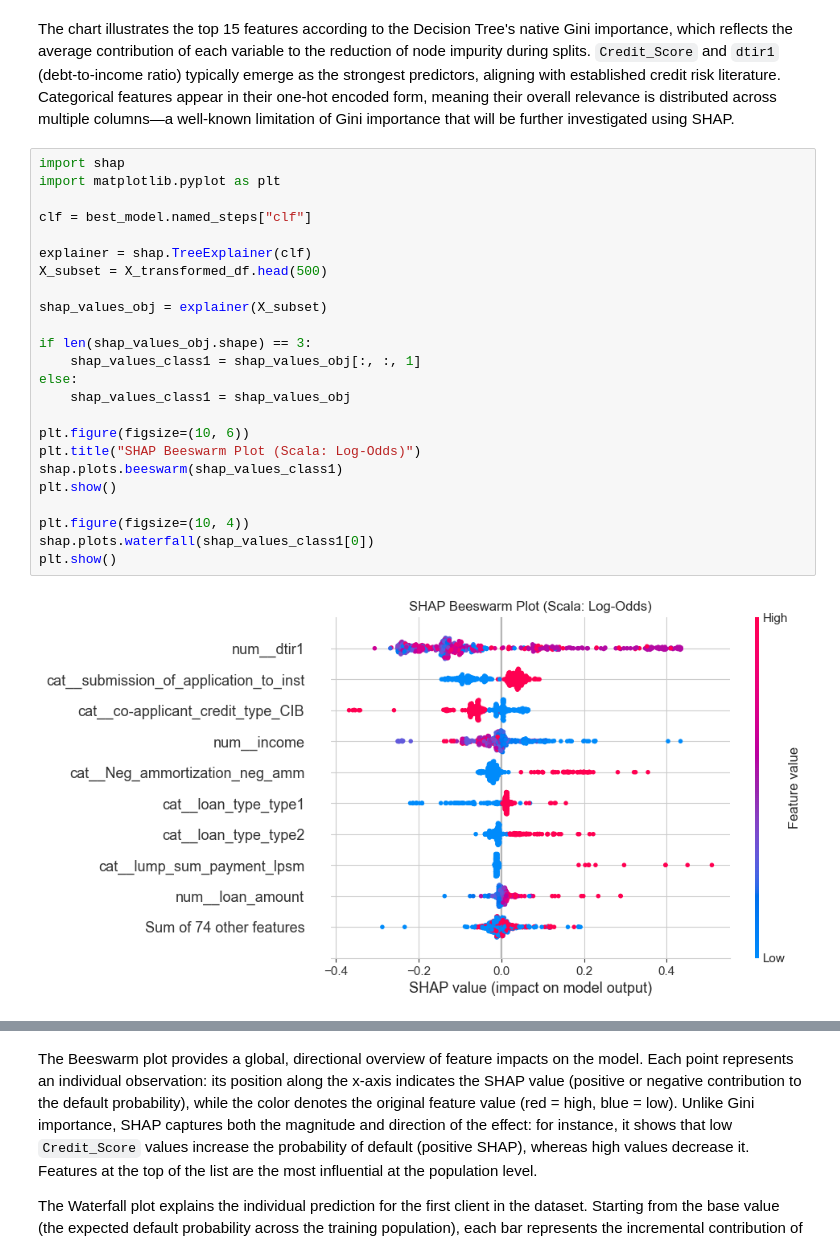
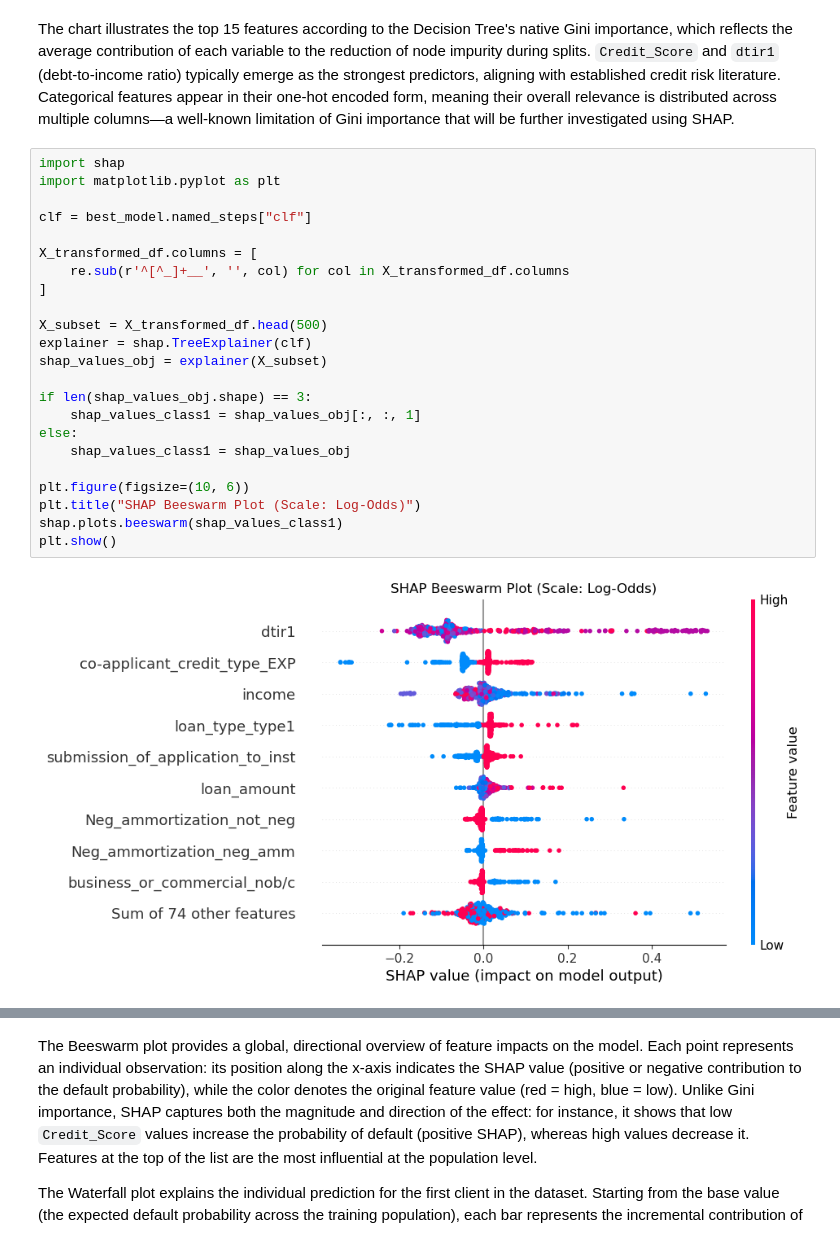
Before and after one commit to marcolari06-maker/loan-default-prediction, a Jupyter notebook: final.ipynb, the cells around one changed output, grey strips where cells are left out. Saved outputs shown, nothing was run; the diff lists cells and outputs as text.

```diff
--- a/final.ipynb
+++ b/final.ipynb
@@ -1417,26 +1437,25 @@ The chart illustrates the top 15 features according to the Decision Tree's nativ
 # %%
 import shap
 import matplotlib.pyplot as plt
 
 clf = best_model.named_steps["clf"]
 
+X_transformed_df.columns = [
+    re.sub(r'^[^_]+__', '', col) for col in X_transformed_df.columns
+]
+
+X_subset = X_transformed_df.head(500)
 explainer = shap.TreeExplainer(clf)
-X_subset = X_transformed_df.head(500)
-
 shap_values_obj = explainer(X_subset)
 
 if len(shap_values_obj.shape) == 3:
     shap_values_class1 = shap_values_obj[:, :, 1]
 else:
     shap_values_class1 = shap_values_obj
 
 plt.figure(figsize=(10, 6))
-plt.title("SHAP Beeswarm Plot (Scala: Log-Odds)")
+plt.title("SHAP Beeswarm Plot (Scale: Log-Odds)")
 shap.plots.beeswarm(shap_values_class1)
 plt.show()
-
-plt.figure(figsize=(10, 4))
-shap.plots.waterfall(shap_values_class1[0])
-plt.show()
 # %% [output]
-[figure, old version]
+[figure, new version]
```
Also changed, not shown: parts of 19 cells of this notebook, 5 other files.
